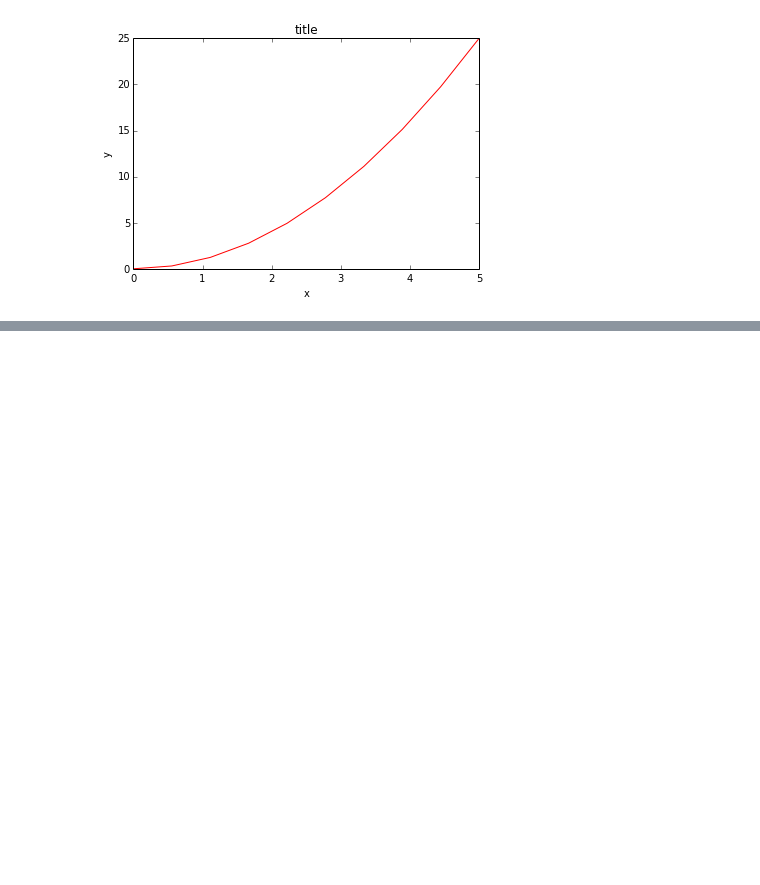
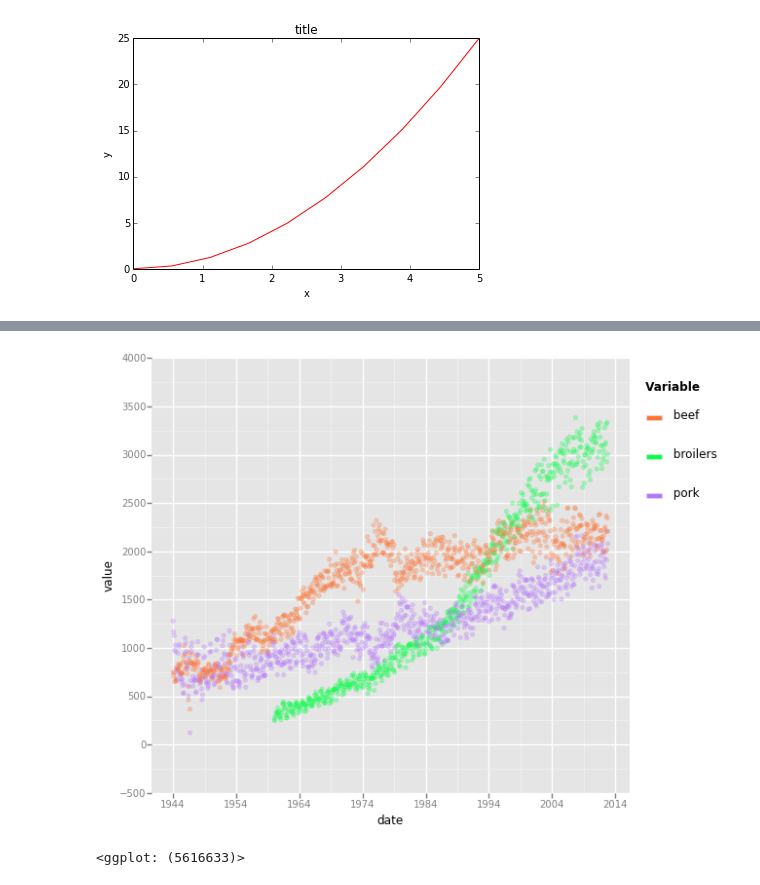
Before and after one commit to rmflight/wg_vis_presentation, a Jupyter notebook: matplotlib demo.ipynb, the cells around one changed output, grey strips where cells are left out. Drawn from its saved outputs; the diff is of its cells as text; code cells hidden in the pictures; blank space fills up the shorter version.

```diff
--- a/matplotlib demo.ipynb
+++ b/matplotlib demo.ipynb
@@ -15,0 +41,6 @@ axes.set_title('title');
+# %%
+p = ggplot(aes(x='date', y='value', colour='variable'), data=meat_lng)
+p + geom_point(alpha=0.3)
+# %% [output]
+[figure, added]
+<ggplot: (5616633)>
```
Also changed, not shown: parts of 5 cells of this notebook.
